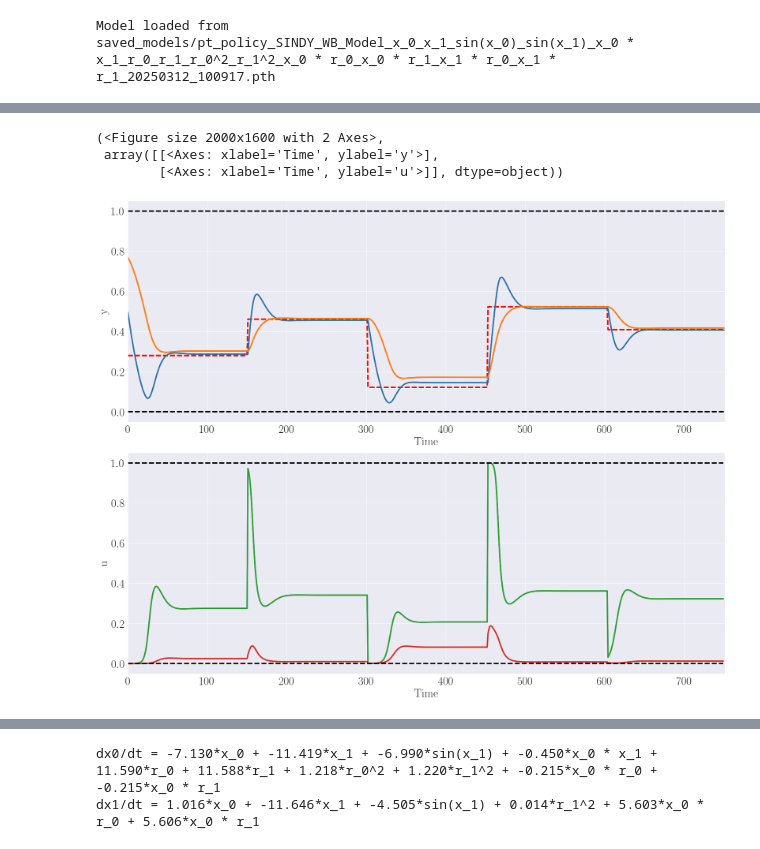
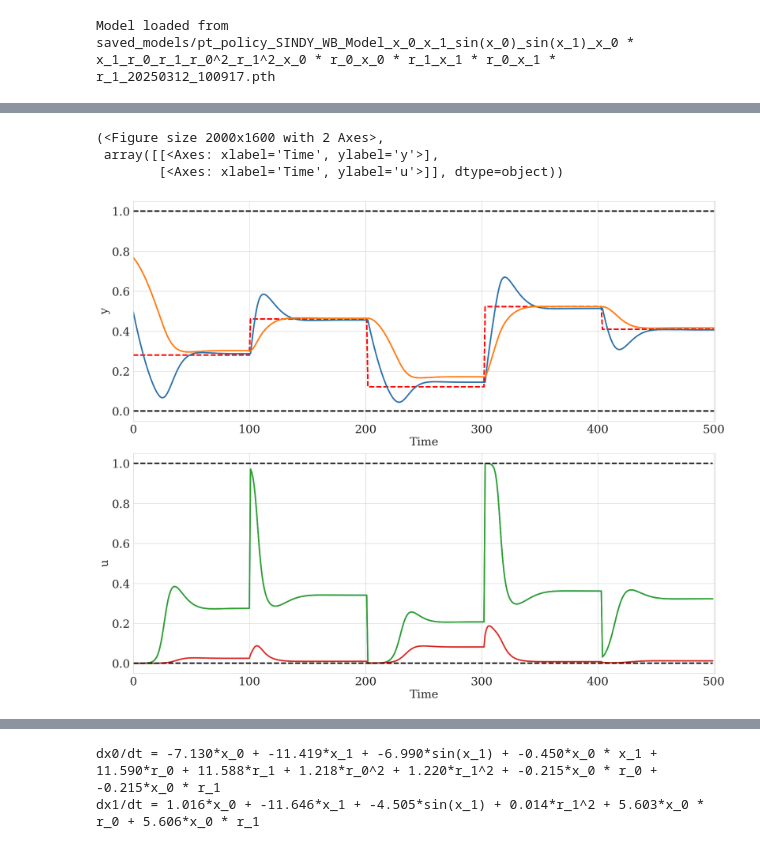
Before and after one commit to Alirezad126/SparseDPC, a Jupyter notebook: 5_Online_DPC/TwoTank_SINDy.ipynb, the cells around one changed output, grey strips where cells are left out. Saved outputs shown, nothing was run; the diff lists cells and outputs as text; code cells hidden in the pictures.

```diff
--- a/5_Online_DPC/TwoTank_SINDy.ipynb
+++ b/5_Online_DPC/TwoTank_SINDy.ipynb
@@ -300,35 +335,36 @@ Model loaded from saved_models/pt_policy_SINDY_WB_Model_x_0_x_1_sin(x_0)_sin(x_1
 # %%
-nsteps = 750
+
+nsteps = 500
+step_length = 100
 torch.manual_seed(0)
-seed = 20
-rng = np.random.default_rng(seed)
 # generate reference
-np_refs = psl.signals.step(nsteps+1, 1, min=xmin, max=xmax, randsteps=5, rng=rng)
+np_refs = psl.signals.step(nsteps+1, 1, min=xmin, max=xmax, randsteps=nsteps//step_length, rng=np.random.default_rng(seed=20))
 R = torch.tensor(np_refs, dtype=torch.float32).reshape(1, nsteps+1, 1)
 torch_ref = torch.cat([R, R], dim=-1)
+
 # generate initial data for closed loop simulation
 data = {'xn': torch.rand(1, 1, nx, dtype=torch.float32),
         'r': torch_ref}
 # %%
 two_tank.c1 = nn.Parameter(torch.tensor(gt_model.c1, requires_grad=False))
 two_tank.c2 = nn.Parameter(torch.tensor(gt_model.c2, requires_grad=False))
-500
+
 sindy_system.nsteps = nsteps
 # perform closed-loop simulation
 trajectories = sindy_system(data)
 
 # constraints bounds
 Umin = umin * np.ones([nsteps, nu])
 Umax = umax * np.ones([nsteps, nu])
 Xmin = xmin * np.ones([nsteps+1, nx])
 Xmax = xmax * np.ones([nsteps+1, nx])
 # plot closed loop trajectories
 pltCL(Y=trajectories['xn'].detach().reshape(nsteps + 1, nx),
       R=trajectories['r'].detach().reshape(nsteps + 1, nref),
       U=trajectories['u'].detach().reshape(nsteps, nu),
       Umin=Umin, Umax=Umax, Ymin=Xmin, Ymax=Xmax)
 # %% [output]
 (<Figure size 2000x1600 with 2 Axes>,
  array([[<Axes: xlabel='Time', ylabel='y'>],
         [<Axes: xlabel='Time', ylabel='u'>]], dtype=object))
-[figure, old version]
+[figure, new version]
```
Also changed, not shown: parts of 9 cells of this notebook, 16 other files.
